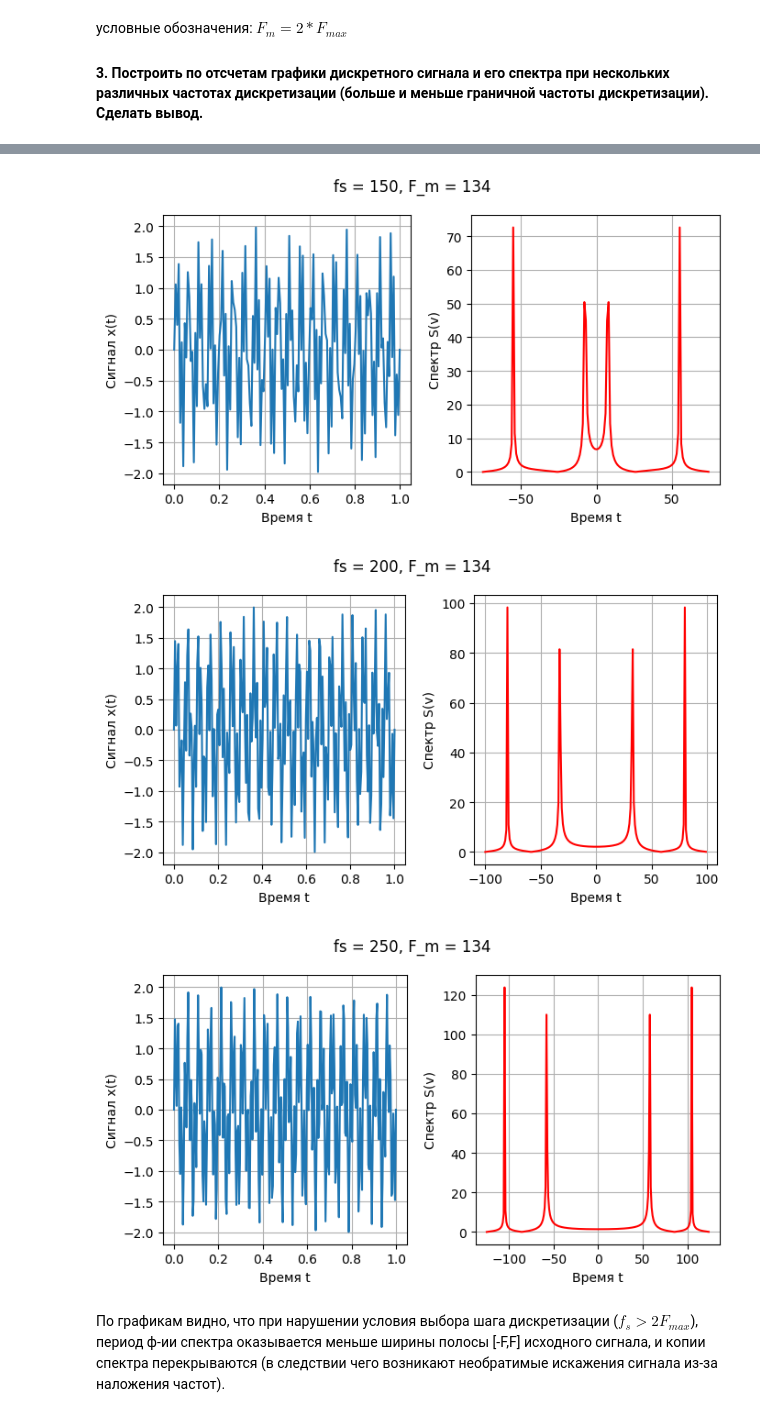
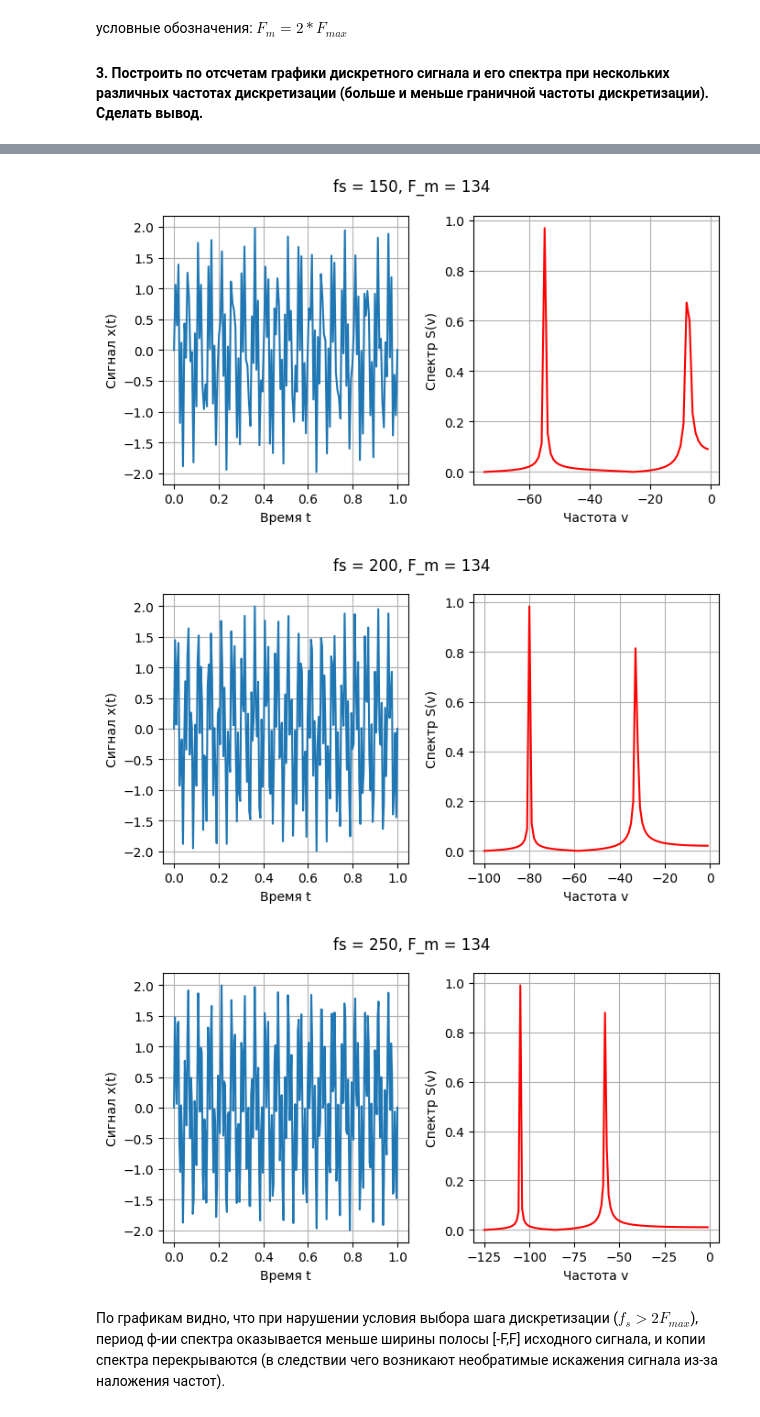
Before and after one commit to Ibilis37/DSP_, a Jupyter notebook: МОЦОС_1.ipynb, the cells around one changed output, grey strips where cells are left out. Saved outputs shown, nothing was run; the diff lists cells and outputs as text; code cells hidden in the pictures.

```diff
--- a/МОЦОС_1.ipynb
+++ b/МОЦОС_1.ipynb
@@ -51,8 +51,9 @@ def generate_signal(fs):
   return t,x
 def my_FFT(x, fs):
     N = len(x) # кол-во отсчетов в сигнале
-    freqs = np.fft.fftfreq(N, d=1/fs) # вычисление частот для каждого отсчета в БПФ
+    freqs = np.fft.fftfreq(fs, d=1/fs) # вычисление частот для каждого отсчета в БПФ
     freqs.sort()
+    freqs = freqs[:fs//2]
     S = np.fft.fft(x) # спектр сигнала
     return freqs, S
 
@@ -67,8 +68,8 @@ def plot_signal(fs):
   plt.grid(True)
   plt.subplot(1,2,2)
   freqs, S = my_FFT(x,fs)
-  plt.plot(freqs, abs(S), color = 'r')
-  plt.xlabel('Время t')
+  plt.plot(freqs, 2.0/fs *abs(S[0:fs//2]), color = 'r')
+  plt.xlabel('Частота v')
   plt.ylabel('Спектр S(v)')
   plt.grid(True)
   plt.tight_layout()
@@ -84,6 +85,6 @@ for fs in fs_values:
-[figure, old version]
+[figure, new version]
-[figure, old version]
+[figure, new version]
-[figure, old version]
+[figure, new version]
 # %% [markdown]
 По графикам видно, что при нарушении условия выбора шага дискретизации ($f_s > 2F_{max}$), период ф-ии спектра оказывается меньше ширины полосы [-F,F] исходного сигнала, и копии спектра перекрываются (в следствии чего возникают необратимые искажения сигнала из-за наложения частот).
 # %% [markdown]
```
Also changed, not shown: parts of 13 cells of this notebook.
